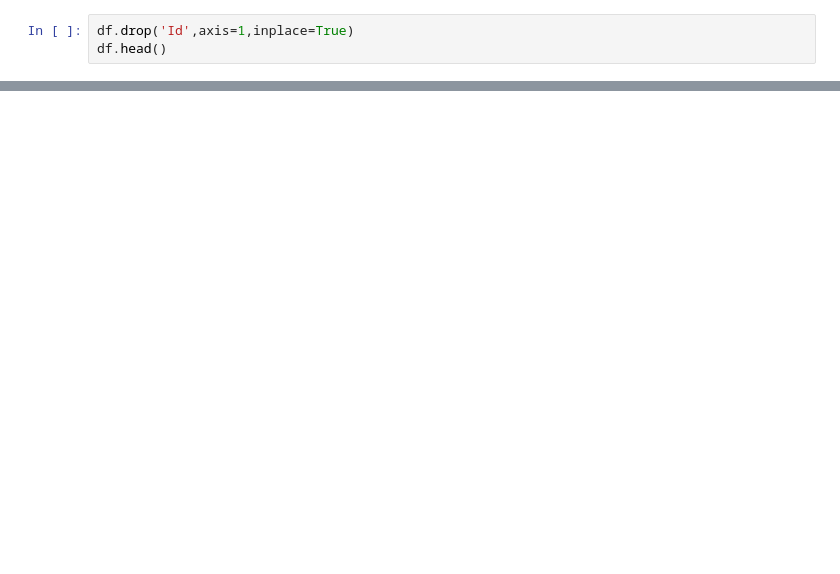
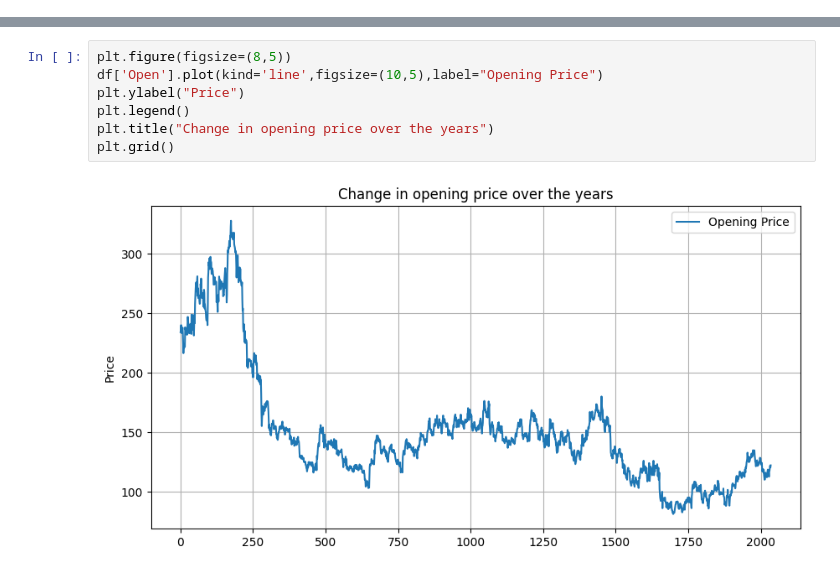
Before and after one commit to saksham9993/LGMVIP.-DataScience, a Jupyter notebook: LGM_VIP_Task2__Stock_market_Predication.ipynb, the cells around one changed output, grey strips where cells are left out. Saved outputs shown, nothing was run; the diff lists cells and outputs as text; blank space fills up the shorter version.

```diff
--- a/LGM_VIP_Task2__Stock_market_Predication.ipynb
+++ b/LGM_VIP_Task2__Stock_market_Predication.ipynb
@@ -91,3 +60,0 @@ sns.heatmap(corr, annot=True, ax=ax)
-# %%
-df.drop('Id',axis=1,inplace=True)
-df.head()
@@ -223,0 +93,9 @@ tree_img = plot_tree(model, feature_names = col, class_names = lst, filled = Tru
+# %%
+plt.figure(figsize=(8,5))
+df['Open'].plot(kind='line',figsize=(10,5),label="Opening Price")
+plt.ylabel("Price")
+plt.legend()
+plt.title("Change in opening price over the years")
+plt.grid()
+# %% [output]
+[figure, added]
```
Also changed, not shown: parts of 84 cells of this notebook.
